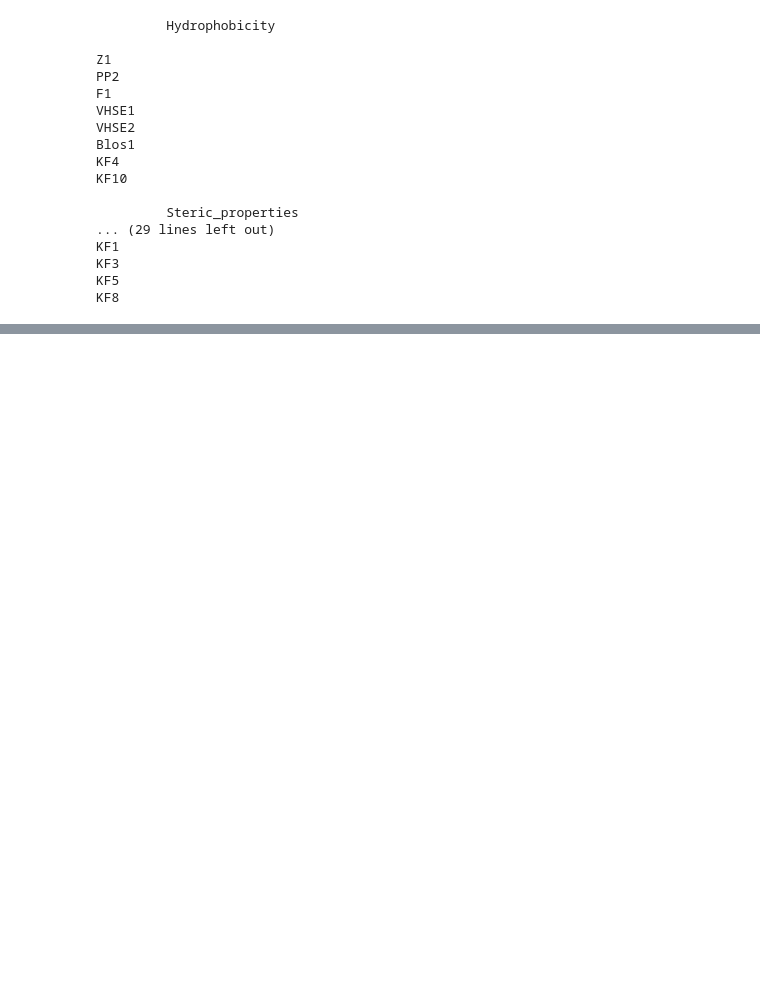
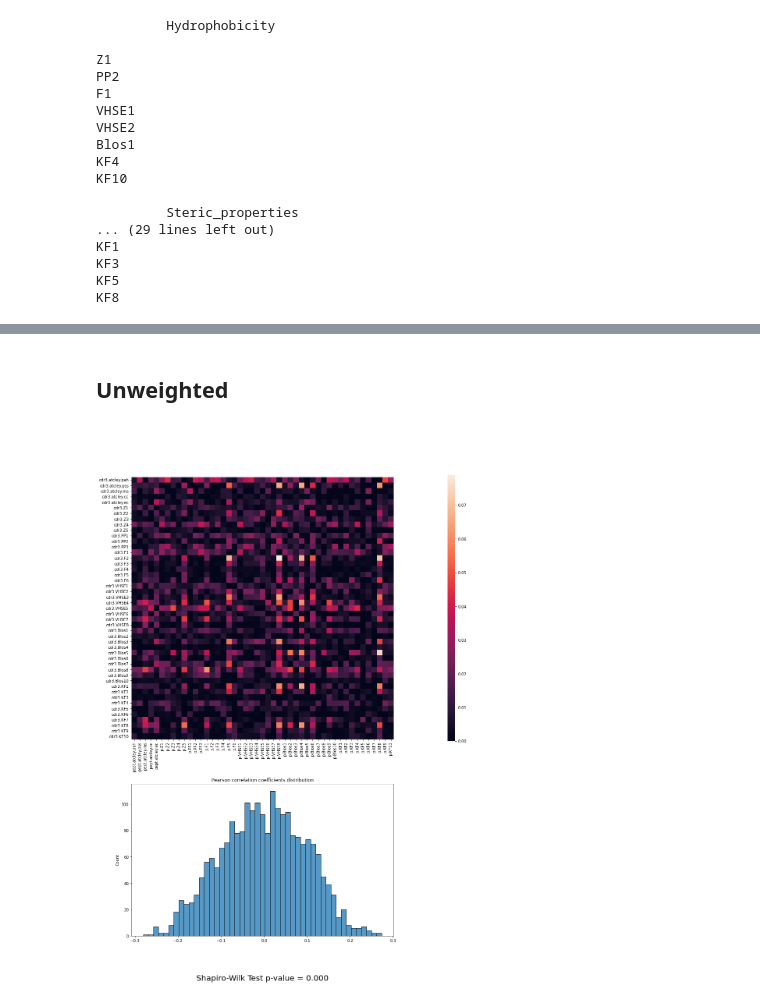
Before and after one commit to antigenomics/vdjdb-structure-tmp, a Jupyter notebook: Final.ipynb, the cells around one changed output, grey strips where cells are left out. Cells and saved outputs as stored; diff of their text form; code cells hidden in the pictures; blank space fills up the shorter version.

```diff
--- a/Final.ipynb
+++ b/Final.ipynb
@@ -225,5 +249,5 @@ plt.show()
 # %%
-def pairwise_correlation_of_indices(cdr3_indices, peptide_indices, df, method='pearson'):
+def pairwise_correlation_of_indices(df, cdr3_indices, peptide_indices, method='pearson'):
     return (df[np.hstack((cdr3_indices, peptide_indices))]
             .corr(method=method)
             .loc[cdr3_indices, peptide_indices])
@@ -240,8 +264,8 @@ def corr_w(x, y, w):
     """Weighted Correlation"""
     return cov(x, y, w) / np.sqrt(cov(x, x, w) * cov(y, y, w))
 
-def pairwise_correlation_of_indices_weighted(cdr3_indices, peptide_indices,
-                                             weights, df):
+def pairwise_correlation_of_indices_weighted(df, cdr3_indices, peptide_indices,
+                                             weights='weights'):
     corr_df = pd.DataFrame(index=cdr3_indices, columns=peptide_indices, dtype=np.float32)
     W = df[weights]
     for cdr_ind in cdr3_indices:
@@ -580,0 +361,6 @@ Sign: 0.046875
+# %% [markdown]
+## Unweighted
+# %%
+corr_analysis(contacts_filtered)
+# %% [output]
+[figure, added]
```
Also changed, not shown: parts of 54 cells of this notebook.
